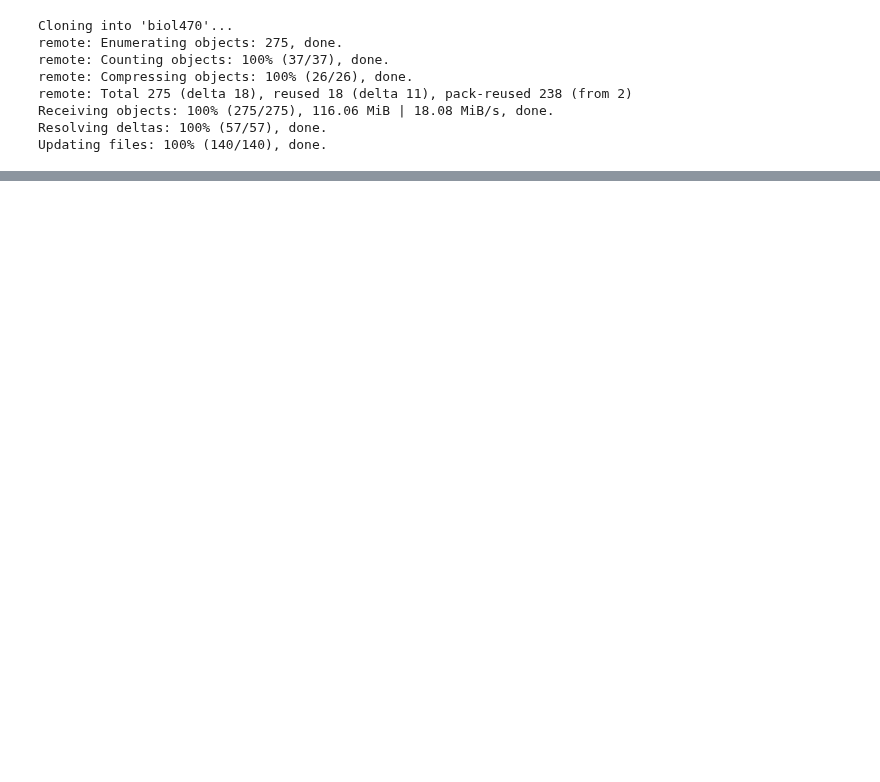
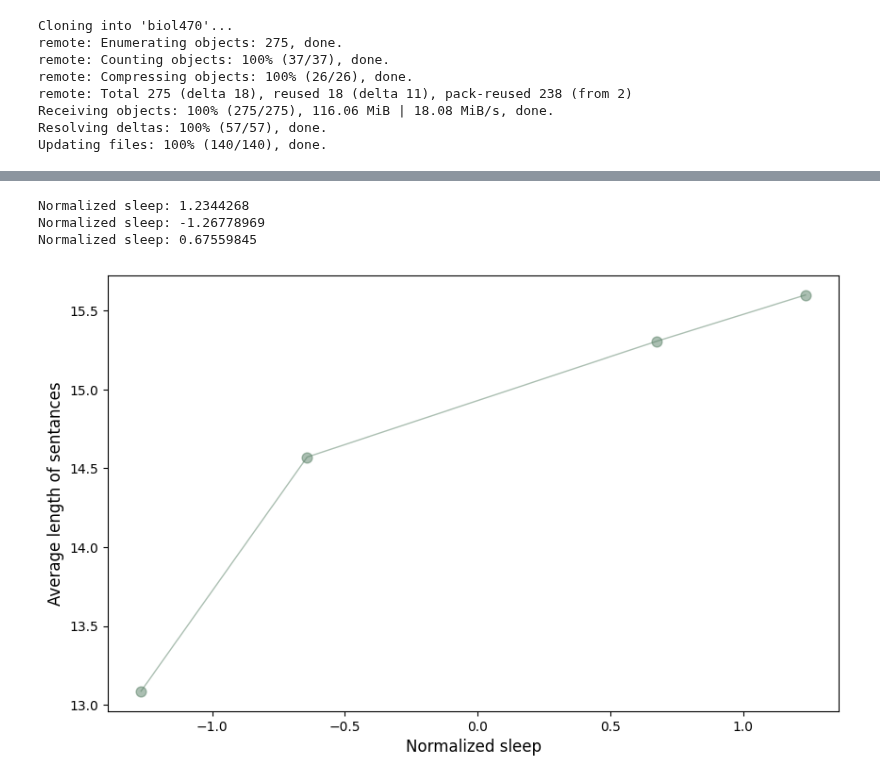
Before and after one commit to mattsmiths/biol470, a Jupyter notebook: week9/BIOL470_lecture_transcript.ipynb, the cells around one changed output, grey strips where cells are left out. Drawn from its saved outputs; the diff is of its cells as text; code cells hidden in the pictures; blank space fills up the shorter version.

```diff
--- a/week9/BIOL470_lecture_transcript.ipynb
+++ b/week9/BIOL470_lecture_transcript.ipynb
@@ -153,0 +162,71 @@ plt.show()
+# %%
+allLength = []
+
+in1 = open('/content/biol470/week9/Lecture_5_recording_Feb11.txt','r')
+out = in1.readlines()
+in1.close()
+
+umCount = []
+for line in out:
+  if line[0].isalpha():
+    umCount.append(len(line.split(' ')))
+allLength.append(np.nanmean(umCount))
+
+
+
+in1 = open('/content/biol470/week9/Lecture_3_recording_Jan28.txt','r')
+out = in1.readlines()
+in1.close()
+umCount = []
+for line in out:
+  if line[0].isalpha():
+    umCount.append(len(line.split(' ')))
+allLength.append(np.nanmean(umCount))
+
+print('Normalized sleep: 1.2344268')
+
+
+in1 = open('/content/biol470/week9/Activity_5_recording_Feb13.txt','r')
+out = in1.readlines()
+in1.close()
+umCount = []
+for line in out:
+  if line[0].isalpha():
+    umCount.append(len(line.split(' ')))
+allLength.append(np.nanmean(umCount))
+print('Normalized sleep: -1.26778969')
+
+
+in1 = open('/content/biol470/week9/Lecture 4_recording_Feb4.txt','r')
+out = in1.readlines()
+in1.close()
+
+umCount = []
+for line in out:
+  if line[0].isalpha():
+    umCount.append(len(line.split(' ')))
+allLength.append(np.nanmean(umCount))
+print('Normalized sleep: 0.67559845')
+
+
+from matplotlib import pyplot as plt
+import numpy as np
+
+plt.figure(figsize=(10,6))
+plt.scatter([-0.64223556,1.2344268,  -1.26778969,  0.67559845],allLength,s=60,color=(0.35,0.5,0.4,0.5),label=phrase)
+vx = [-0.64223556,1.2344268,  -1.26778969,  0.67559845]
+xx = np.argsort(vx)
+vx1 = np.array(vx)[xx]
+allLength = np.array(allLength)[xx]
+plt.plot(vx1,allLength,linewidth=1,color=(0.35,0.5,0.4,0.5))
+
+
+
+plt.ylabel('Average length of sentances',fontsize=12)
+plt.xlabel('Normalized sleep',fontsize=12)
+plt.show()
+# %% [output]
+Normalized sleep: 1.2344268
+Normalized sleep: -1.26778969
+Normalized sleep: 0.67559845
+[figure, added]
```
Also changed, not shown: parts of 11 cells of this notebook.
